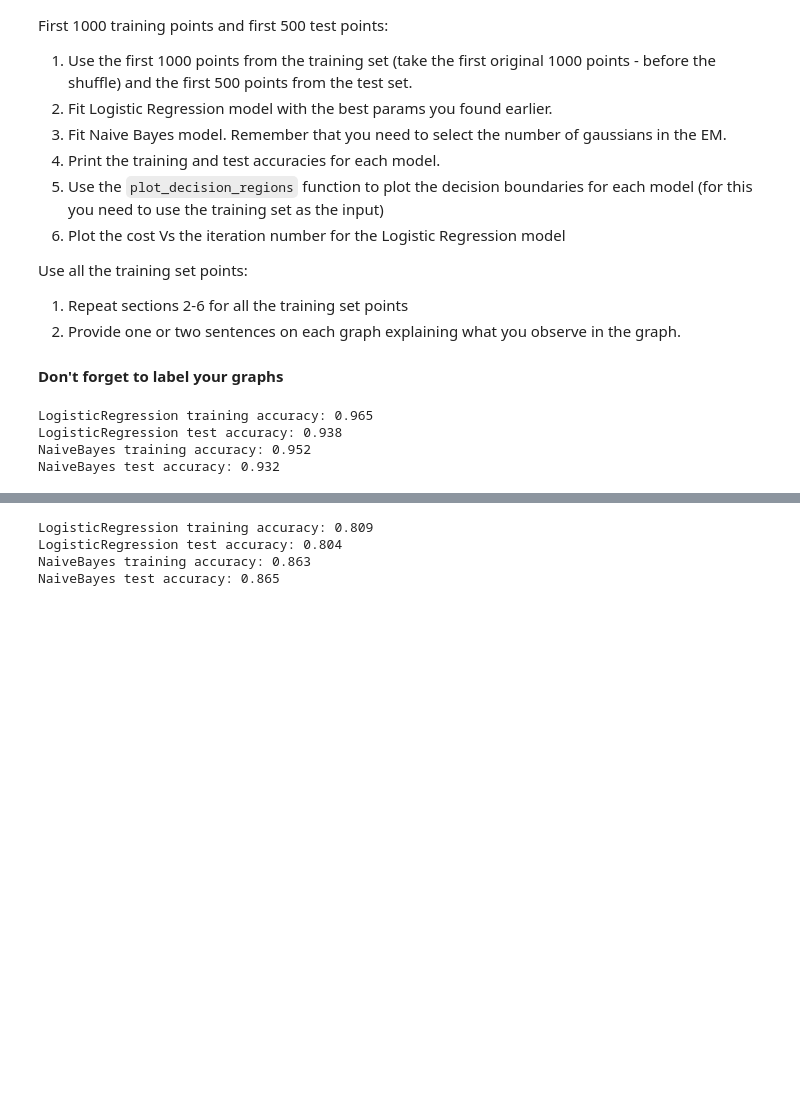
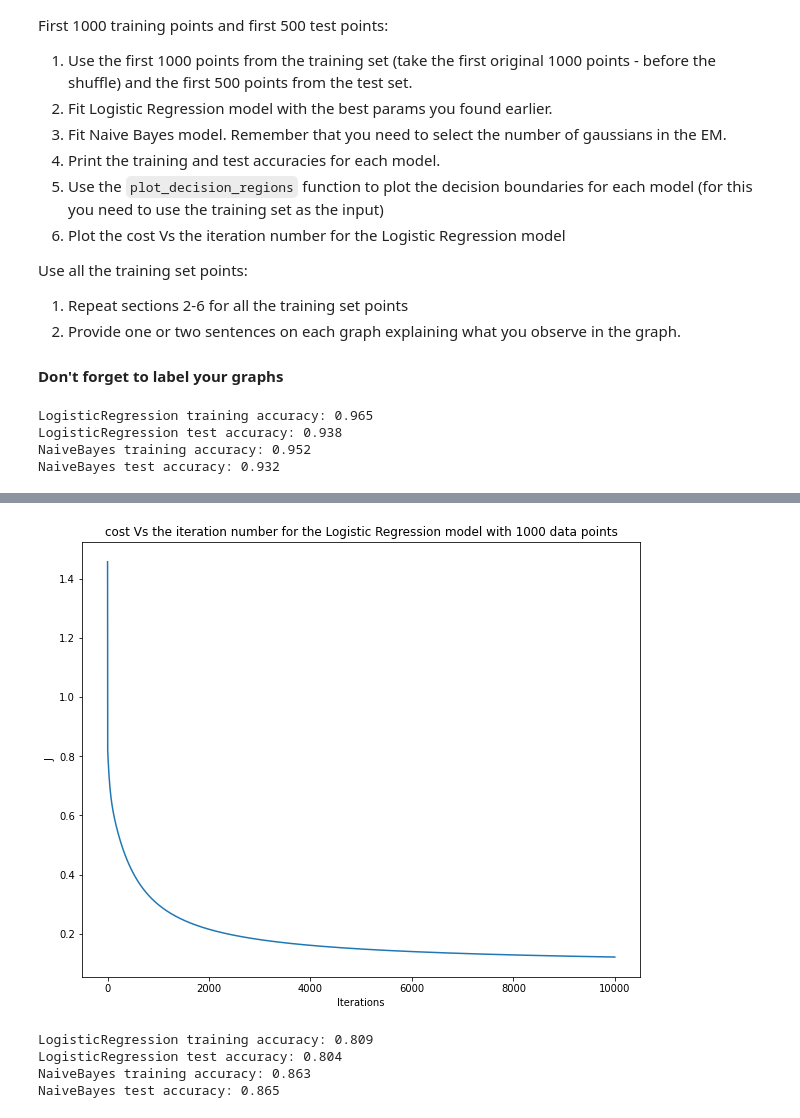
Before and after one commit to BDR2939/ML-from-Data, a Jupyter notebook: HW4/hw4_319238119_207576463.ipynb, the cells around one changed output, grey strips where cells are left out. Drawn from its saved outputs; the diff is of its cells as text; code cells hidden in the pictures; blank space fills up the shorter version.

```diff
--- a/HW4/hw4_319238119_207576463.ipynb
+++ b/HW4/hw4_319238119_207576463.ipynb
@@ -604,3 +620,11 @@ NaiveBayes test accuracy: 0.932
+# %%
+plt.plot(J_history_1000_points)
+plt.title('cost Vs the iteration number for the Logistic Regression model with 1000 data points')
+plt.xlabel('Iterations')
+plt.ylabel('J')
+plt.show()
+# %% [output]
+[figure, added]
 # %%
 # 2000 data points
 
```
Also changed, not shown: parts of 10 cells of this notebook.
